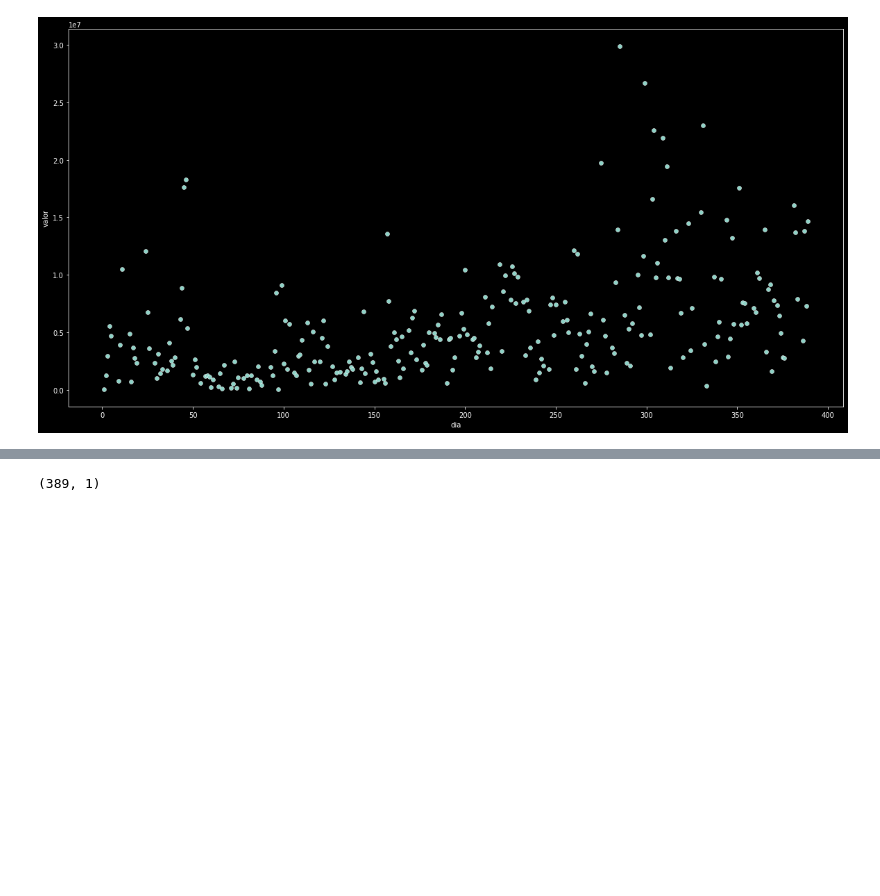
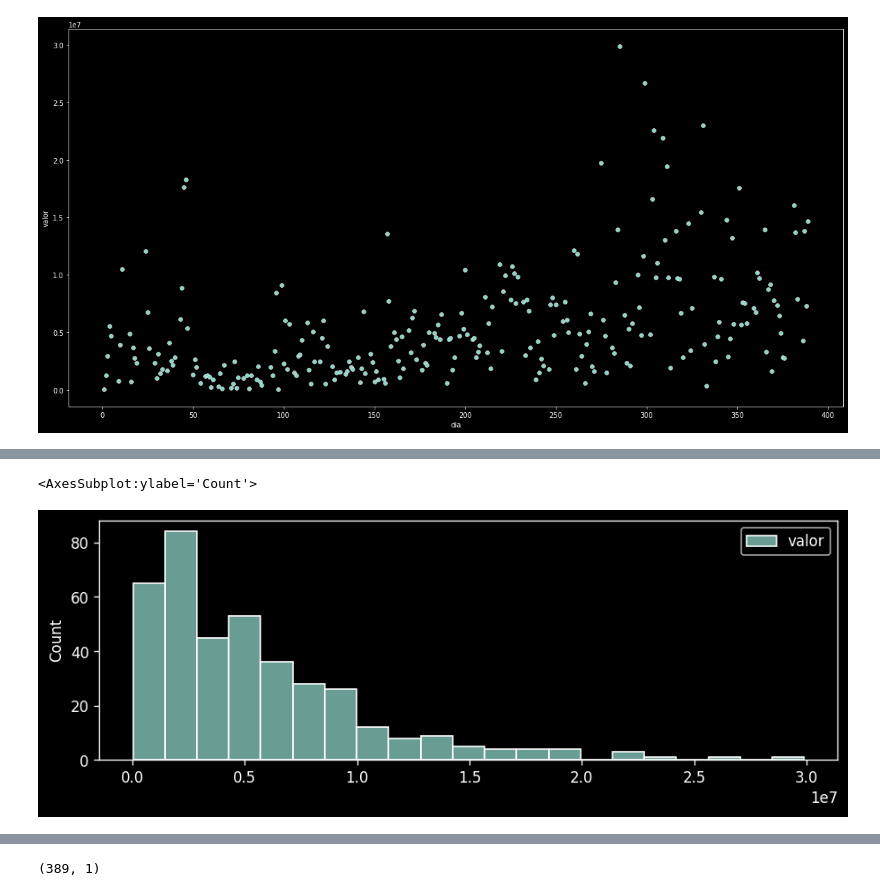
Before and after one commit to hgf777-br/trabalho-final-bootcamp, a Jupyter notebook: Ex4-hgf.ipynb, the cells around one changed output, grey strips where cells are left out. Drawn from its saved outputs; the diff is of its cells as text; code cells hidden in the pictures; blank space fills up the shorter version.

```diff
--- a/Ex4-hgf.ipynb
+++ b/Ex4-hgf.ipynb
@@ -198,0 +243,5 @@ plt.show()
+# %%
+sns.histplot(df_dias)
+# %% [output]
+<AxesSubplot:ylabel='Count'>
+[figure, added]
```
Also changed, not shown: parts of 53 cells of this notebook, 5 other files.
